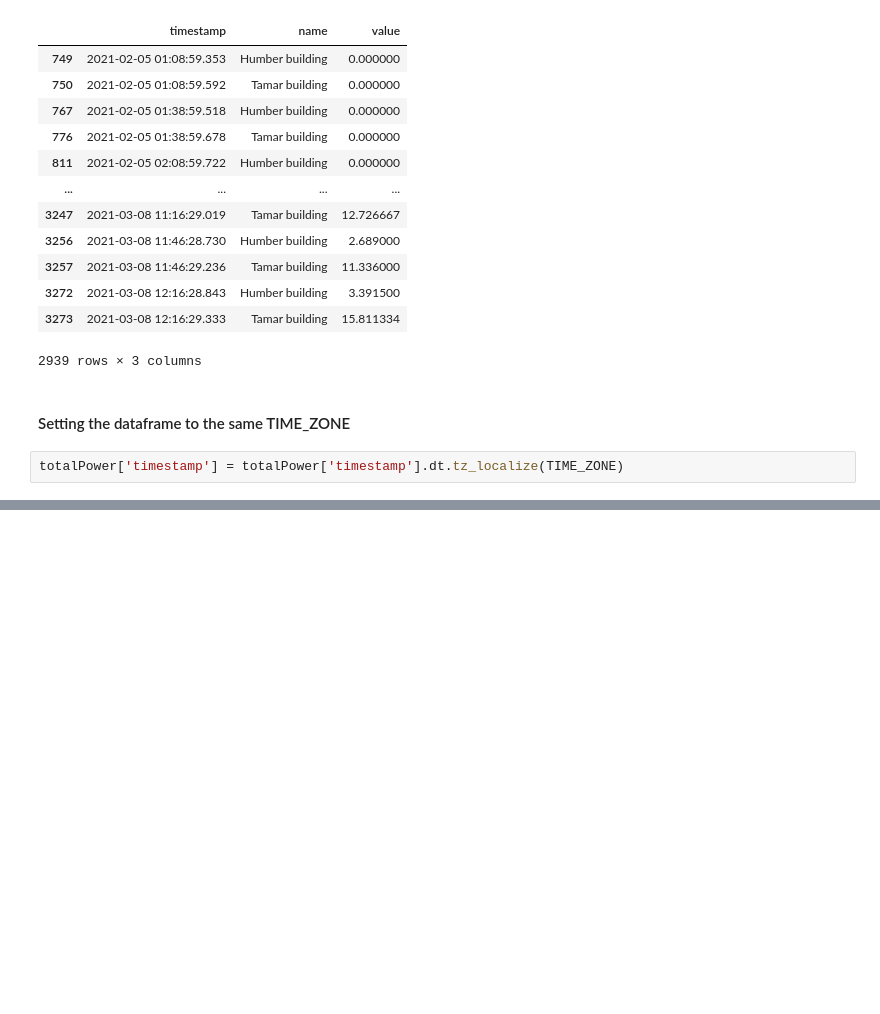
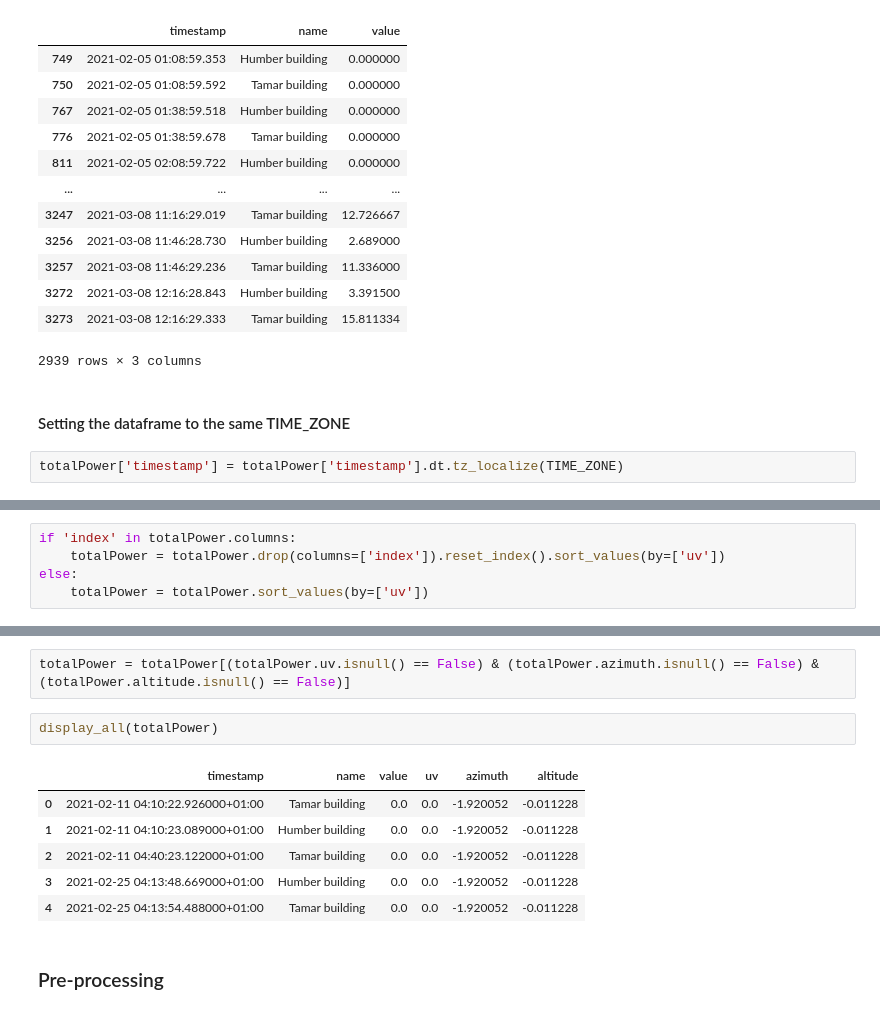
Before and after one commit to OpenRemote-Energy-Challenge/machine-learning, a Jupyter notebook: machine-learning.ipynb, the cells around one changed output, grey strips where cells are left out. Cells and saved outputs as stored; diff of their text form; blank space fills up the shorter version.

```diff
--- a/machine-learning.ipynb
+++ b/machine-learning.ipynb
@@ -278,0 +396,5 @@ totalPower = totalPower.sort_values(by=['uv'])
+# %%
+if 'index' in totalPower.columns:
+    totalPower = totalPower.drop(columns=['index']).reset_index().sort_values(by=['uv'])
+else:
+    totalPower = totalPower.sort_values(by=['uv'])
@@ -293,0 +423,13 @@ Name: uv, Length: 2939, dtype: float64
+# %%
+totalPower = totalPower[(totalPower.uv.isnull() == False) & (totalPower.azimuth.isnull() == False) & (totalPower.altitude.isnull() == False)]
+# %%
+display_all(totalPower)
+# %% [output]
+|  | timestamp | name | value | uv | azimuth | altitude |
+| 0 | 2021-02-11 04:10:22.926000+01:00 | Tamar building | 0.0 | 0.0 | -1.920052 | -0.011228 |
+| 1 | 2021-02-11 04:10:23.089000+01:00 | Humber building | 0.0 | 0.0 | -1.920052 | -0.011228 |
+| 2 | 2021-02-11 04:40:23.122000+01:00 | Tamar building | 0.0 | 0.0 | -1.920052 | -0.011228 |
+| 3 | 2021-02-25 04:13:48.669000+01:00 | Humber building | 0.0 | 0.0 | -1.920052 | -0.011228 |
+| 4 | 2021-02-25 04:13:54.488000+01:00 | Tamar building | 0.0 | 0.0 | -1.920052 | -0.011228 |
+# %% [markdown]
+### Pre-processing
```
Also changed, not shown: parts of 46 cells of this notebook, 2 other files.
